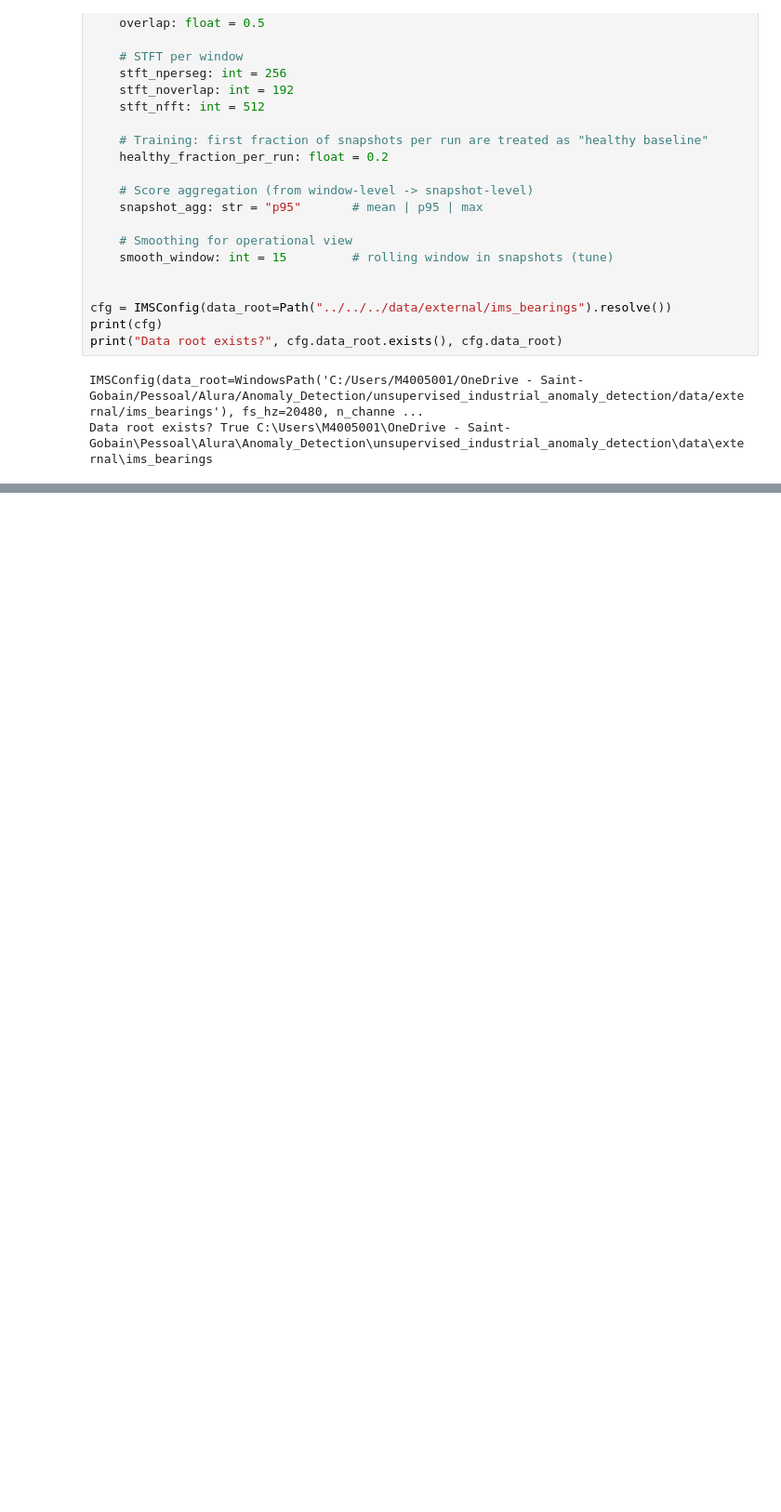
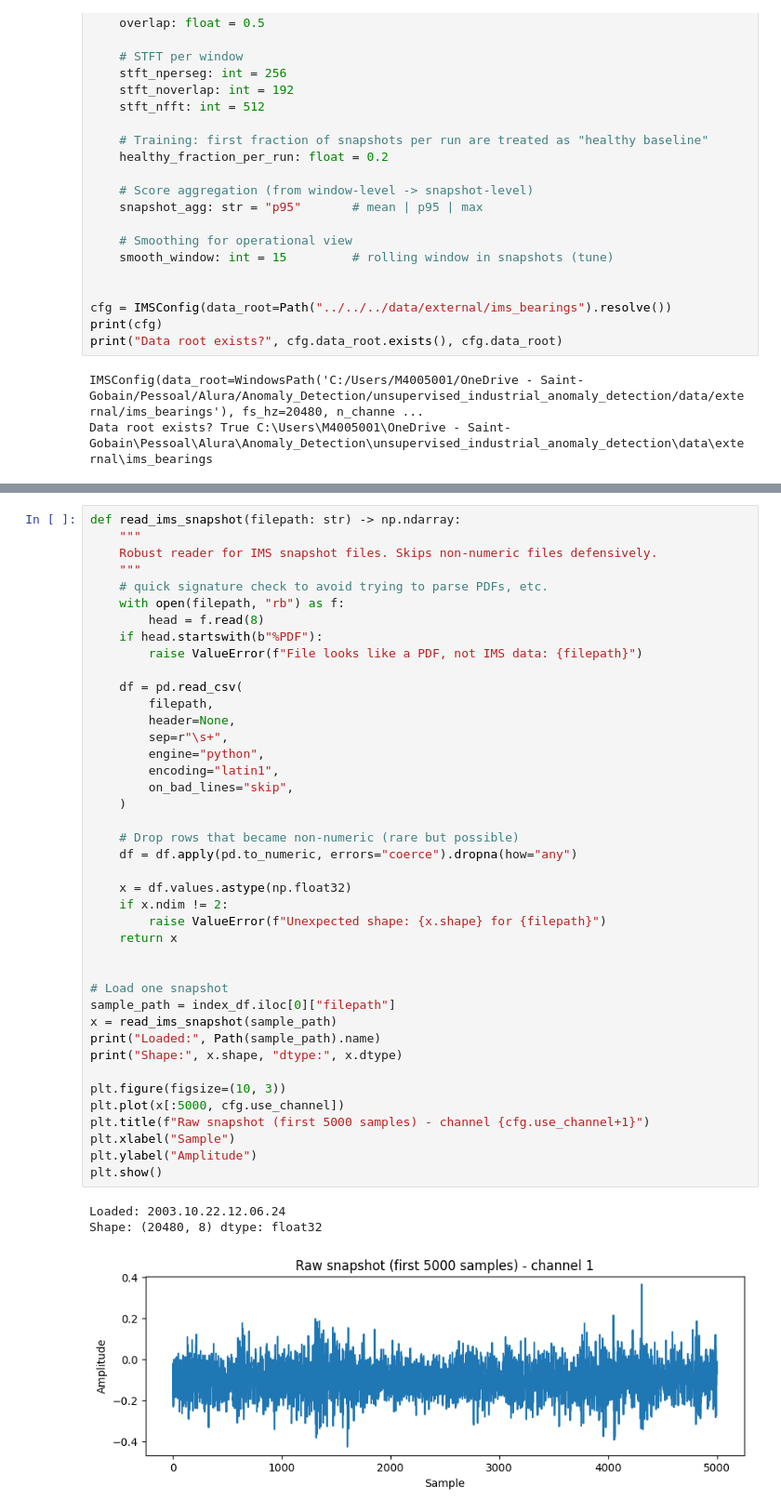
Before and after one commit to marioandrededeus/unsupervised-industrial-anomaly-detection, a Jupyter notebook: experiments/exp_b_ims_stft_autoencoder/notebooks/02_experiment_b_stft_autoencoder_ims.ipynb, the cells around one changed output, grey strips where cells are left out. Shown at 93% size. Drawn from its saved outputs; the diff is of its cells as text; blank space fills up the shorter version.

```diff
--- a/experiments/exp_b_ims_stft_autoencoder/notebooks/02_experiment_b_stft_autoencoder_ims.ipynb
+++ b/experiments/exp_b_ims_stft_autoencoder/notebooks/02_experiment_b_stft_autoencoder_ims.ipynb
@@ -155,0 +167,45 @@ dtype: object
+# %%
+def read_ims_snapshot(filepath: str) -> np.ndarray:
+    """
+    Robust reader for IMS snapshot files. Skips non-numeric files defensively.
+    """
+    # quick signature check to avoid trying to parse PDFs, etc.
+    with open(filepath, "rb") as f:
+        head = f.read(8)
+    if head.startswith(b"%PDF"):
+        raise ValueError(f"File looks like a PDF, not IMS data: {filepath}")
+
+    df = pd.read_csv(
+        filepath,
+        header=None,
+        sep=r"\s+",
+        engine="python",
+        encoding="latin1",
+        on_bad_lines="skip",
+    )
+
+    # Drop rows that became non-numeric (rare but possible)
+    df = df.apply(pd.to_numeric, errors="coerce").dropna(how="any")
+
+    x = df.values.astype(np.float32)
+    if x.ndim != 2:
+        raise ValueError(f"Unexpected shape: {x.shape} for {filepath}")
+    return x
+
+
+# Load one snapshot
+sample_path = index_df.iloc[0]["filepath"]
+x = read_ims_snapshot(sample_path)
+print("Loaded:", Path(sample_path).name)
+print("Shape:", x.shape, "dtype:", x.dtype)
+
+plt.figure(figsize=(10, 3))
+plt.plot(x[:5000, cfg.use_channel])
+plt.title(f"Raw snapshot (first 5000 samples) - channel {cfg.use_channel+1}")
+plt.xlabel("Sample")
+plt.ylabel("Amplitude")
+plt.show()
+# %% [output]
+Loaded: 2003.10.22.12.06.24
+Shape: (20480, 8) dtype: float32
+[figure, added]
```
Also changed, not shown: parts of 13 cells of this notebook.
